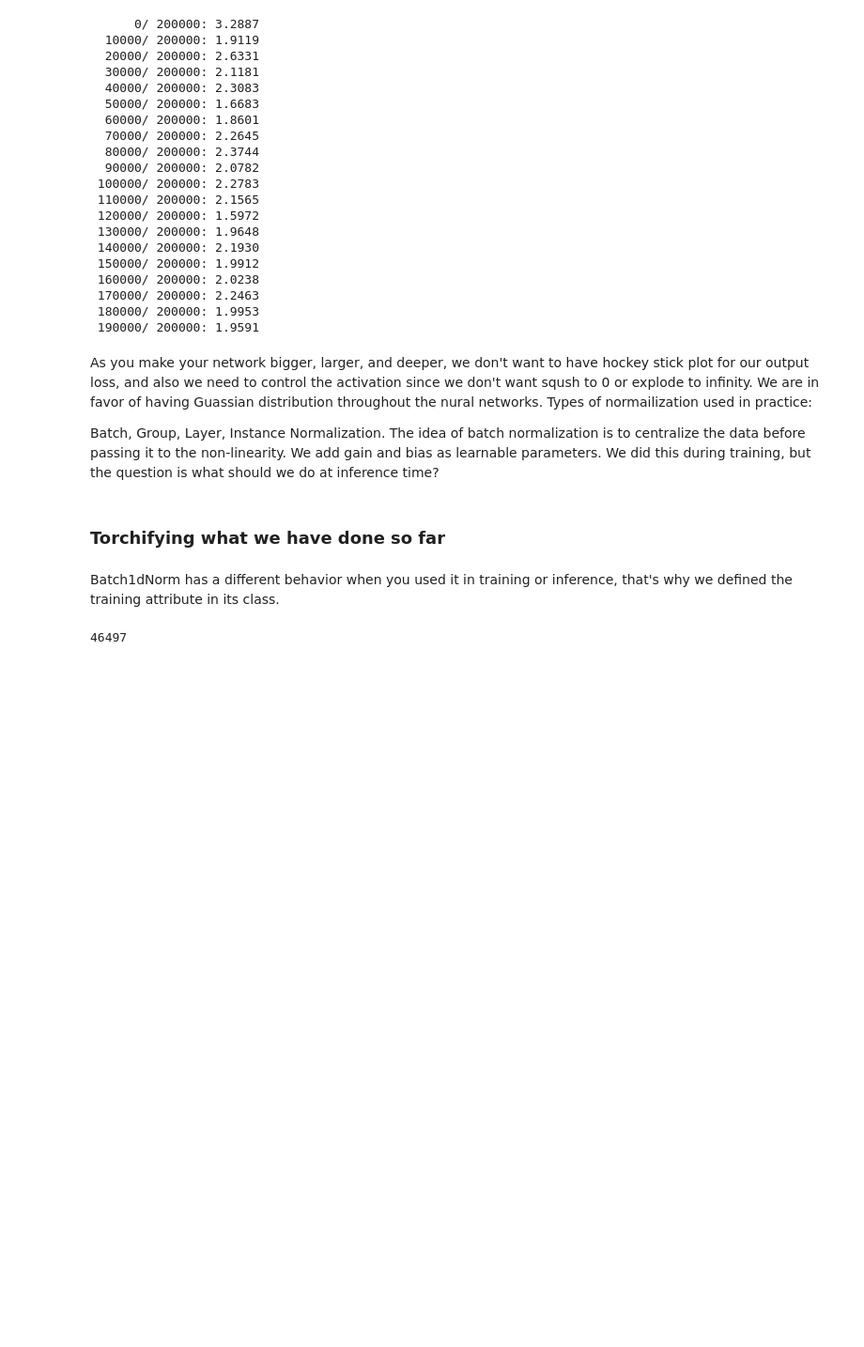
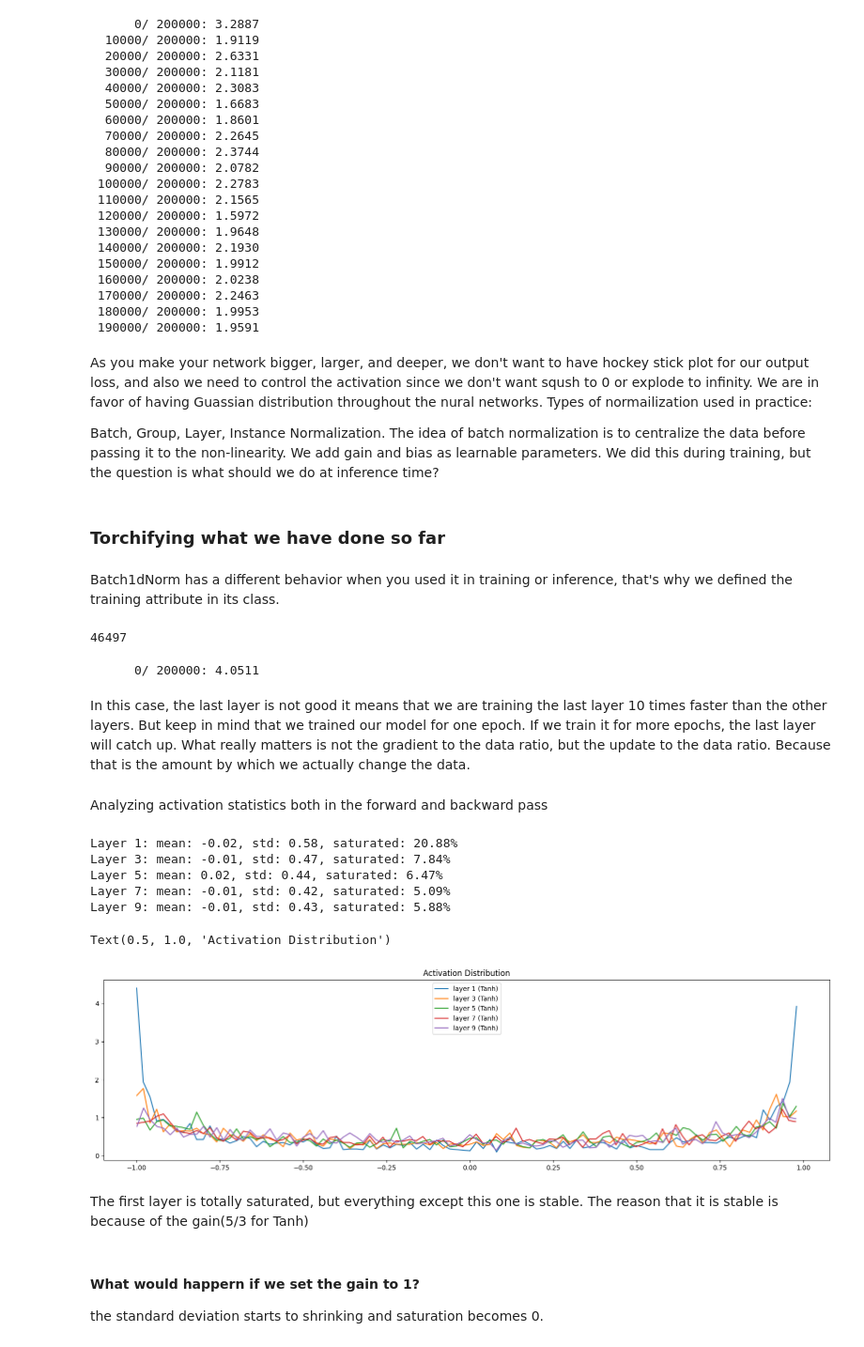
Before and after one commit to zeinab-sheikhi/makemore, a Jupyter notebook: app.ipynb, the cells around one changed output. Shown at 94% size. Drawn from its saved outputs; the diff is of its cells as text; code cells hidden in the pictures; blank space fills up the shorter version.

Commit message:
the effect of gain in weight initialization

```diff
--- a/app.ipynb
+++ b/app.ipynb
@@ -2004,10 +2008,10 @@ The idea of batch normalization is to centralize the data before passing it to t
 # %%
 class Linear:
     def __init__(self, fan_in, fan_out, bias=True):
-        self.weight = torch.randn((fan_in, fan_out), generator=g) / (fan_in ** 0.5)
+        self.weight = torch.randn((fan_in, fan_out), generator=g) #/ (fan_in ** 0.5)
         self.bias = torch.zeros((fan_out)) if bias else None
 
-    def forward(self, x):
+    def __call__(self, x):
         self.out = x @ self.weight
         if self.bias is not None:
             self.out += self.bias
@@ -2017,6 +2021,7 @@ class Linear:
         return [self.weight] + ([] if self.bias is None else [self.bias])
 
 class BatchNorm1d:
+    # in pytorc implementation using the gamma and beta is set with the affine argument.
     def __init__(self, dim, eps=1e-5, momentum=0.1):
         self.eps = eps
         self.momentum = momentum
@@ -2090,3 +2095,78 @@ for p in parameters:
     p.requires_grad = True
 # %% [output]
 46497
+# %%
+max_steps = 200000
+batch_size = 32
+lossi = []
+ud = []
+
+for i in range(max_steps):
+    ix = torch.randint(0, Xtr.shape[0], (batch_size,), generator=g)
+    Xb, Yb = Xtr[ix], Ytr[ix]
+
+    # Forward Pass
+    embed = C[Xb] # embed the characters into vectors
+    x = embed.view(embed.shape[0], -1) # concatenate the vectors
+    for layer in layers:
+        x = layer(x)
+    loss = F.cross_entropy(x, Yb) # loss function
+
+    # Backward Pass
+    for layer in layers:
+        layer.out.retain_grad()
+
+    for p in parameters:
+        p.grad = None
+    loss.backward()
+
+    # Update parameters
+    lr = 0.01 if i < 100000 else 0.001 # step learning rate decay
+    for p in parameters:
+        p.data += -lr * p.grad
+    # track stats
+    if i % 10000 == 0:
+        print(f"{i:7d}/{max_steps:7d}: {loss.item():.4f}")
+    lossi.append(loss.log10().item())
+
+    with torch.no_grad():
+        ud.append([(lr * p.grad.std() / p.data.std()).log10().item() for p in parameters])
+
+    if i > 1000:
+        break
+# %% [output]
+      0/ 200000: 4.0511
+# %% [markdown]
+In this case, the last layer is not good it means that we are training the last layer 10 times faster than the other layers. But keep in mind that we trained our model for one epoch. If we train it for more epochs, the last layer will catch up.
+What really matters is not the gradient to the data ratio, but the update to the data ratio.
+Because that is the amount by which we actually change the data.
+# %% [markdown]
+Analyzing activation statistics both in the forward and backward pass
+# %%
+# Visualize histograms
+plt.figure(figsize=(20, 5))
+legends = []
+for i, layer in enumerate(layers):
+    if isinstance(layer, Tanh):
+        t = layer.out
+        print(f"Layer {i}: mean: {t.mean():.2f}, std: {t.var():.2f}, saturated: {(t.abs() > 0.97).float().mean()*100:.2f}%")
+        hy, hx = torch.histogram(t, density=True)
+        plt.plot(hx[:-1].detach(), hy.detach())
+        legends.append(f"layer {i} ({layer.__class__.__name__})")
+plt.legend(legends)
+plt.title("Activation Distribution")
+# %% [output]
+Layer 1: mean: -0.02, std: 0.58, saturated: 20.88%
+Layer 3: mean: -0.01, std: 0.47, saturated: 7.84%
+Layer 5: mean: 0.02, std: 0.44, saturated: 6.47%
+Layer 7: mean: -0.01, std: 0.42, saturated: 5.09%
+Layer 9: mean: -0.01, std: 0.43, saturated: 5.88%
+Text(0.5, 1.0, 'Activation Distribution')
+[figure, added]
+# %% [markdown]
+The first layer is totally saturated, but everything except this one is stable.
+The reason that it is stable is because of the gain(5/3 for Tanh)
+# %% [markdown]
+#### What would happern if we set the gain to 1?
+
+the standard deviation starts to shrinking and saturation becomes 0.
```
Also changed, not shown: parts of 24 cells of this notebook.
